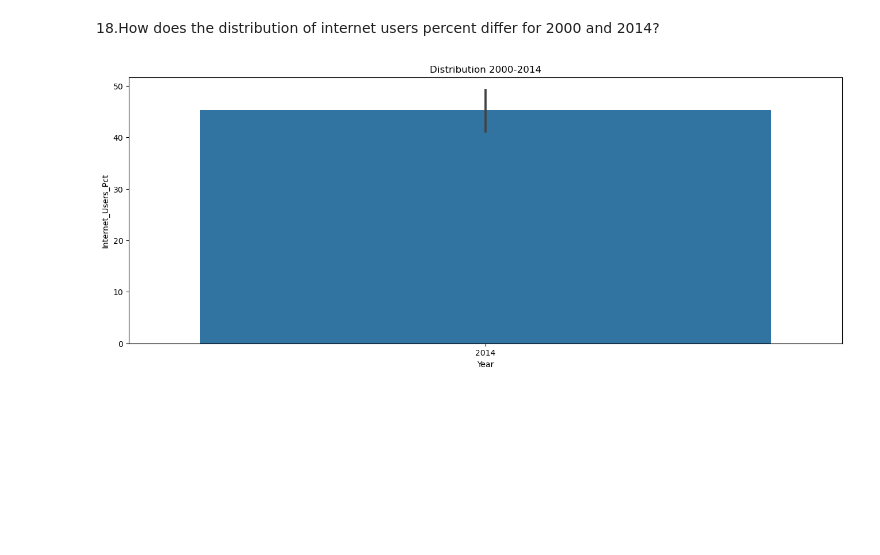
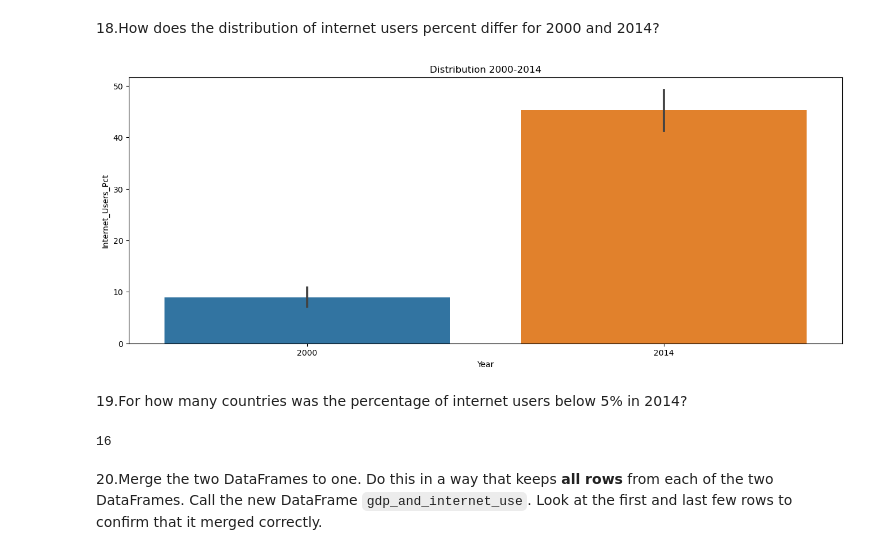
Before and after one commit to NSS-Data-Analytics-Cohort-10/gdp-and-internet-usage-HTMIV, a Jupyter notebook: Notebooks/Percapita.ipynb, the cells around one changed output. Cells and saved outputs as stored; diff of their text form; code cells hidden in the pictures; blank space fills up the shorter version.

```diff
--- a/Notebooks/Percapita.ipynb
+++ b/Notebooks/Percapita.ipynb
@@ -259,5 +275,5 @@ internet_df = internet_df.drop('Value Footnotes', axis=1)
 # %%
-internet_df  = internet_df.rename(columns={'GDP_Per_Capita':'Internet_Users_Pct','Country or Area':"Country"})
+internet_df  = internet_df.rename(columns={'Country or Area':"Country",'Value':'Internet_Users_Pct',})
 # %% [markdown]
 16.Look at the number of observations in this dataset per year. What do you notice?
 # %%
@@ -283,16 +303,27 @@ print(first_yr["Year"].min())
 # %% [markdown]
 18.How does the distribution of internet users percent differ for 2000 and 2014?
 # %%
-internet_users_year_pct = internet_df.loc[internet_df["Year"] == (2014)]
+internet_users_year_pct = internet_df.loc[internet_df["Year"].isin([2000,2014])]
 ##print(internet_users_year_pct)
 fig,ax = plt.subplots(figsize = (16,6))
 sns.barplot(
 data = internet_users_year_pct,
 x = "Year",
 y = "Internet_Users_Pct")
 plt.xlabel("Year")
 plt.ylabel('Internet_Users_Pct')
 plt.title('Distribution 2000-2014');
 plt.show()
 # %% [output]
-[figure, old version]
+[figure, new version]
+# %% [markdown]
+19.For how many countries was the percentage of internet users below 5% in 2014?
+# %%
+less_fifty_pct = internet_df.loc[internet_df["Internet_Users_Pct"] < 5]
+Country_fifty_pct_2014 = less_fifty_pct.loc[less_fifty_pct["Year"]==2014]
+##first_yr = non_zero_pct.nsmallest(1,"Year")
+print(Country_fifty_pct_2014["Country"].nunique())
+# %% [output]
+16
+# %% [markdown]
+20.Merge the two DataFrames to one. Do this in a way that keeps **all rows** from each of the two DataFrames. Call the new DataFrame `gdp_and_internet_use`. Look at the first and last few rows to confirm that it merged correctly.
```
Also changed, not shown: parts of 20 cells of this notebook.
